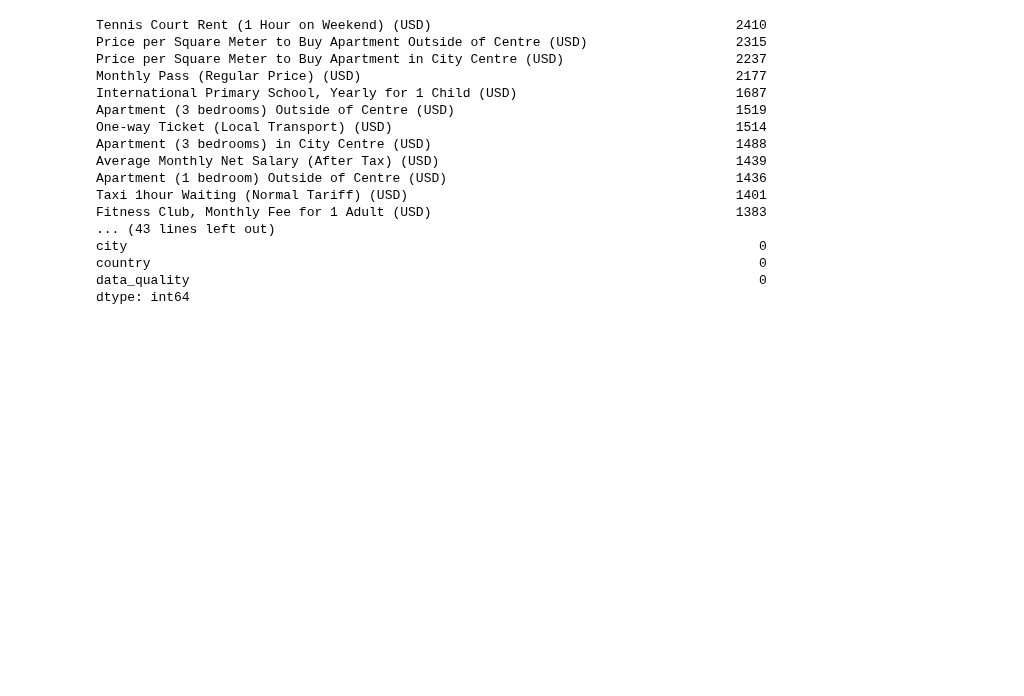
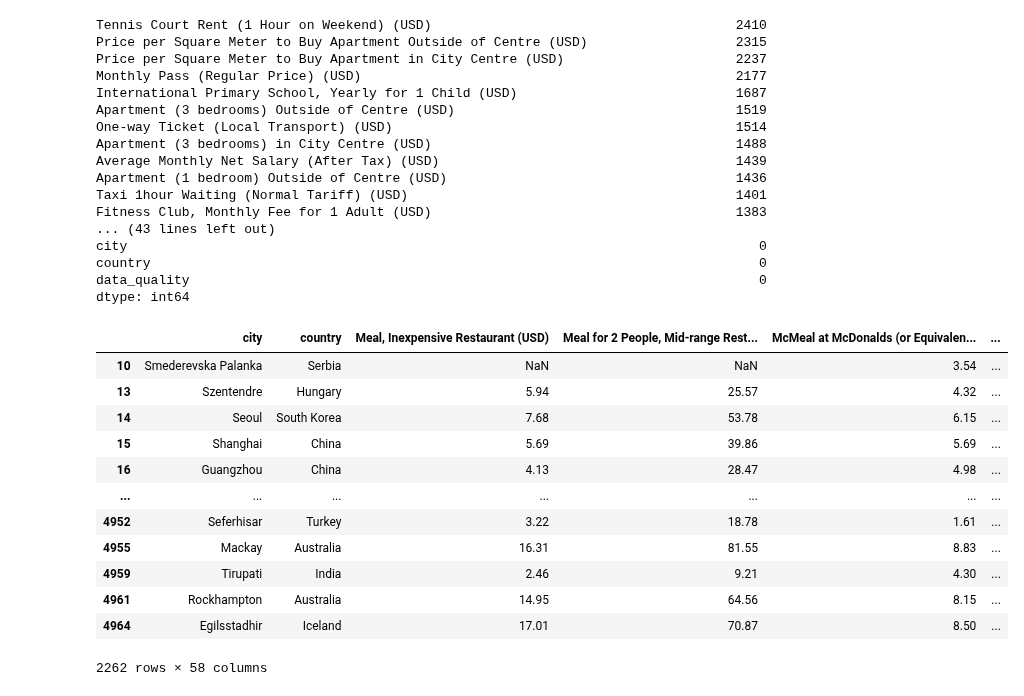
Before and after one commit to apsocarras/team-week, a Jupyter notebook: alex_work.ipynb, the cells around one changed output. Cells and saved outputs as stored; diff of their text form; code cells hidden in the pictures; blank space fills up the shorter version.

```diff
--- a/alex_work.ipynb
+++ b/alex_work.ipynb
@@ -81,3 +81,24 @@ city
 country                                                                              0
 data_quality                                                                         0
 dtype: int64
+# %%
+
+price_sq_meter = cost_living.dropna(subset=['Price per Square Meter to Buy Apartment in City Centre (USD)','Price per Square Meter to Buy Apartment Outside of Centre (USD)'], axis=0) # rows that have price/sqmeter
+apartment_columns = list(cost_living.columns[cost_living.columns.str.contains("[aA]partment")]) #
+apartments = cost_living.dropna(subset=apartment_columns, axis=0)
+# %%
+apartments
+# %% [output]
+|  | city | country | Meal, Inexpensive Restaurant (USD) | Meal for 2 People, Mid-range Rest... | McMeal at McDonalds (or Equivalen... | ... |
+| 10 | Smederevska Palanka | Serbia | NaN | NaN | 3.54 | ... |
+| 13 | Szentendre | Hungary | 5.94 | 25.57 | 4.32 | ... |
+| 14 | Seoul | South Korea | 7.68 | 53.78 | 6.15 | ... |
+| 15 | Shanghai | China | 5.69 | 39.86 | 5.69 | ... |
+| 16 | Guangzhou | China | 4.13 | 28.47 | 4.98 | ... |
+| ... | ... | ... | ... | ... | ... | ... |
+| 4952 | Seferhisar | Turkey | 3.22 | 18.78 | 1.61 | ... |
+| 4955 | Mackay | Australia | 16.31 | 81.55 | 8.83 | ... |
+| 4959 | Tirupati | India | 2.46 | 9.21 | 4.30 | ... |
+| 4961 | Rockhampton | Australia | 14.95 | 64.56 | 8.15 | ... |
+| 4964 | Egilsstadhir | Iceland | 17.01 | 70.87 | 8.50 | ... |
+2262 rows × 58 columns
```
Also changed, not shown: parts of 1 cell of this notebook.
